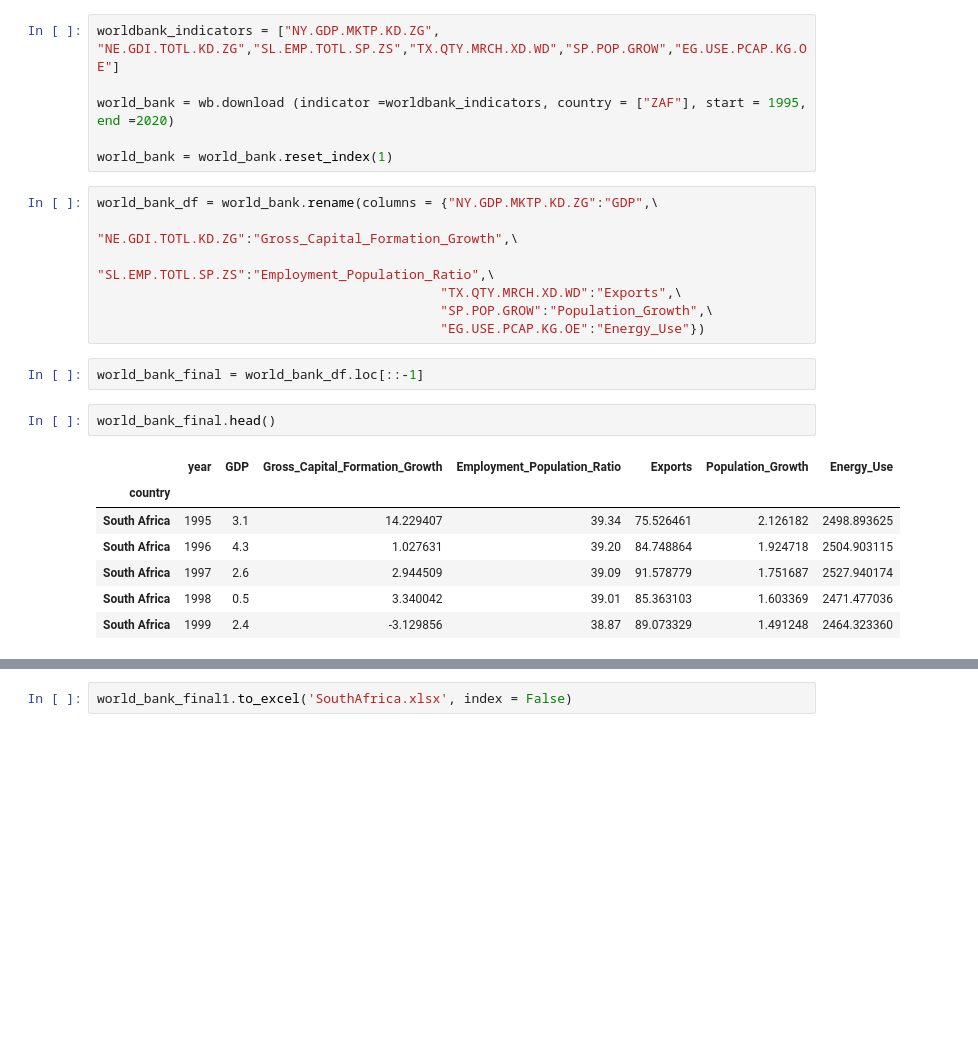
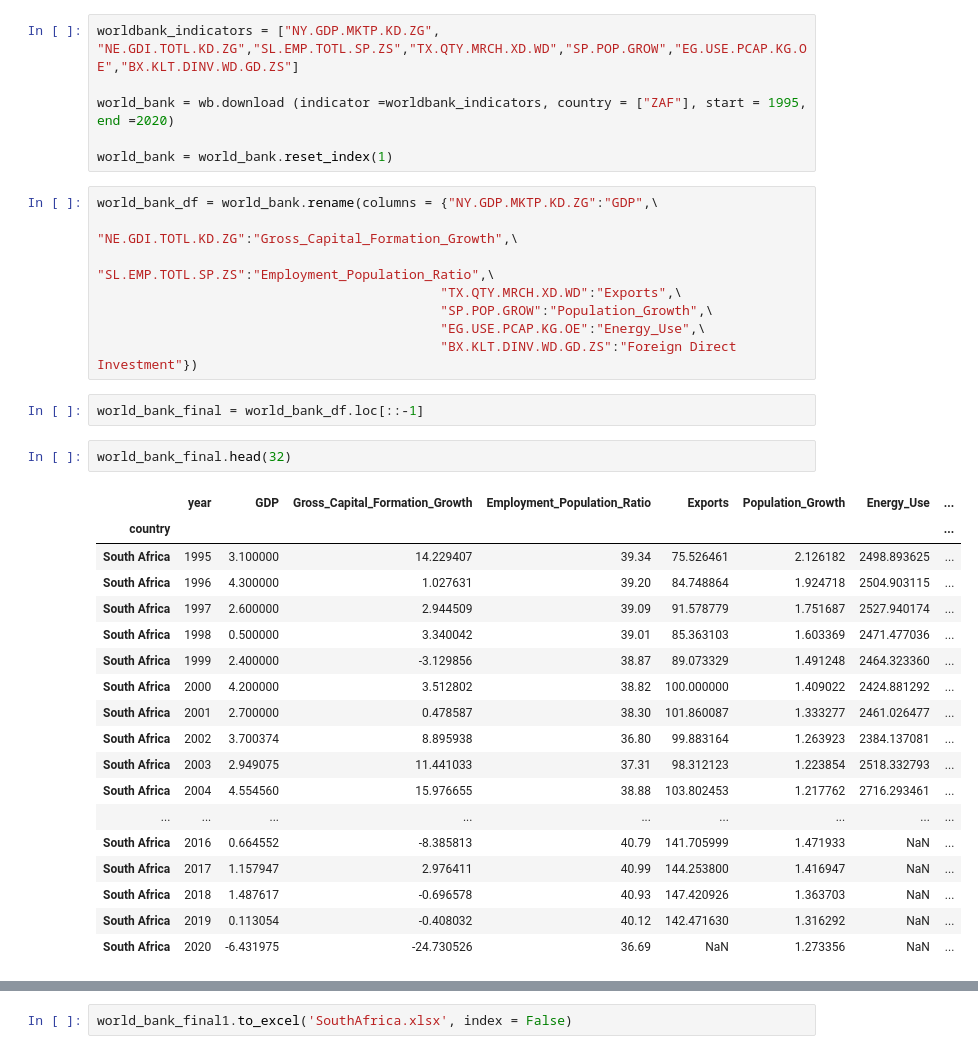
Before and after one commit to Durza75/COVID_BRICS, a Jupyter notebook: Regression_Analysis_BRICS_For_All.ipynb, the cells around one changed output, grey strips where cells are left out. Cells and saved outputs as stored; diff of their text form; blank space fills up the shorter version.

```diff
--- a/Regression_Analysis_BRICS_For_All.ipynb
+++ b/Regression_Analysis_BRICS_For_All.ipynb
@@ -677,7 +705,7 @@ r2_score_Brazil
 # %% [markdown]
 # Regression for South Africa Data
 # %%
-worldbank_indicators = ["NY.GDP.MKTP.KD.ZG", "NE.GDI.TOTL.KD.ZG","SL.EMP.TOTL.SP.ZS","TX.QTY.MRCH.XD.WD","SP.POP.GROW","EG.USE.PCAP.KG.OE"]
+worldbank_indicators = ["NY.GDP.MKTP.KD.ZG", "NE.GDI.TOTL.KD.ZG","SL.EMP.TOTL.SP.ZS","TX.QTY.MRCH.XD.WD","SP.POP.GROW","EG.USE.PCAP.KG.OE","BX.KLT.DINV.WD.GD.ZS"]
 
 world_bank = wb.download (indicator =worldbank_indicators, country = ["ZAF"], start = 1995, end =2020)
 
@@ -688,19 +716,31 @@ world_bank_df = world_bank.rename(columns = {"NY.GDP.MKTP.KD.ZG":"GDP",\
                                                "SL.EMP.TOTL.SP.ZS":"Employment_Population_Ratio",\
                                             "TX.QTY.MRCH.XD.WD":"Exports",\
                                             "SP.POP.GROW":"Population_Growth",\
-                                            "EG.USE.PCAP.KG.OE":"Energy_Use"})
+                                            "EG.USE.PCAP.KG.OE":"Energy_Use",\
+                                            "BX.KLT.DINV.WD.GD.ZS":"Foreign Direct Investment"})
 # %%
 world_bank_final = world_bank_df.loc[::-1]
 # %%
-world_bank_final.head()
+world_bank_final.head(32)
 # %% [output]
-|  | year | GDP | Gross_Capital_Formation_Growth | Employment_Population_Ratio | Exports | Population_Growth | Energy_Use |
-| country |  |  |  |  |  |  |  |
-| South Africa | 1995 | 3.1 | 14.229407 | 39.34 | 75.526461 | 2.126182 | 2498.893625 |
-| South Africa | 1996 | 4.3 | 1.027631 | 39.20 | 84.748864 | 1.924718 | 2504.903115 |
-| South Africa | 1997 | 2.6 | 2.944509 | 39.09 | 91.578779 | 1.751687 | 2527.940174 |
-| South Africa | 1998 | 0.5 | 3.340042 | 39.01 | 85.363103 | 1.603369 | 2471.477036 |
-| South Africa | 1999 | 2.4 | -3.129856 | 38.87 | 89.073329 | 1.491248 | 2464.323360 |
+|  | year | GDP | Gross_Capital_Formation_Growth | Employment_Population_Ratio | Exports | Population_Growth | Energy_Use | ... |
+| country |  |  |  |  |  |  |  | ... |
+| South Africa | 1995 | 3.100000 | 14.229407 | 39.34 | 75.526461 | 2.126182 | 2498.893625 | ... |
+| South Africa | 1996 | 4.300000 | 1.027631 | 39.20 | 84.748864 | 1.924718 | 2504.903115 | ... |
+| South Africa | 1997 | 2.600000 | 2.944509 | 39.09 | 91.578779 | 1.751687 | 2527.940174 | ... |
+| South Africa | 1998 | 0.500000 | 3.340042 | 39.01 | 85.363103 | 1.603369 | 2471.477036 | ... |
+| South Africa | 1999 | 2.400000 | -3.129856 | 38.87 | 89.073329 | 1.491248 | 2464.323360 | ... |
+| South Africa | 2000 | 4.200000 | 3.512802 | 38.82 | 100.000000 | 1.409022 | 2424.881292 | ... |
+| South Africa | 2001 | 2.700000 | 0.478587 | 38.30 | 101.860087 | 1.333277 | 2461.026477 | ... |
+| South Africa | 2002 | 3.700374 | 8.895938 | 36.80 | 99.883164 | 1.263923 | 2384.137081 | ... |
+| South Africa | 2003 | 2.949075 | 11.441033 | 37.31 | 98.312123 | 1.223854 | 2518.332793 | ... |
+| South Africa | 2004 | 4.554560 | 15.976655 | 38.88 | 103.802453 | 1.217762 | 2716.293461 | ... |
+| ... | ... | ... | ... | ... | ... | ... | ... | ... |
+| South Africa | 2016 | 0.664552 | -8.385813 | 40.79 | 141.705999 | 1.471933 | NaN | ... |
+| South Africa | 2017 | 1.157947 | 2.976411 | 40.99 | 144.253800 | 1.416947 | NaN | ... |
+| South Africa | 2018 | 1.487617 | -0.696578 | 40.93 | 147.420926 | 1.363703 | NaN | ... |
+| South Africa | 2019 | 0.113054 | -0.408032 | 40.12 | 142.471630 | 1.316292 | NaN | ... |
+| South Africa | 2020 | -6.431975 | -24.730526 | 36.69 | NaN | 1.273356 | NaN | ... |
 # %%
 world_bank_final1 = world_bank_final.fillna({
     "Gross_Capital_Formation_Growth":1.6,
```
Also changed, not shown: parts of 67 cells of this notebook, 9 other files.
